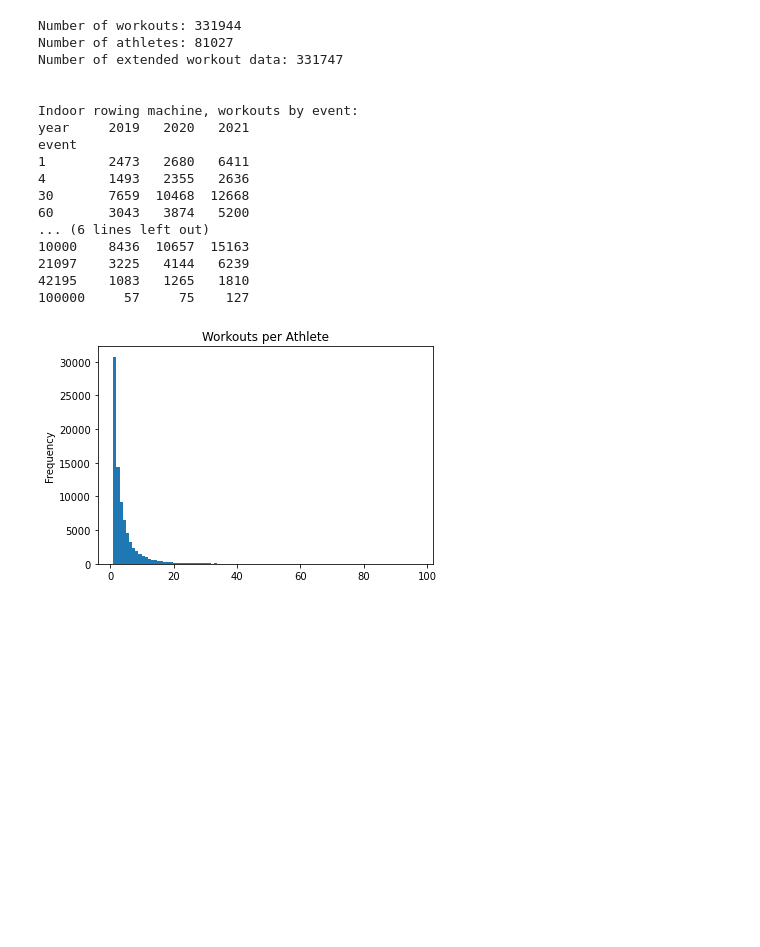
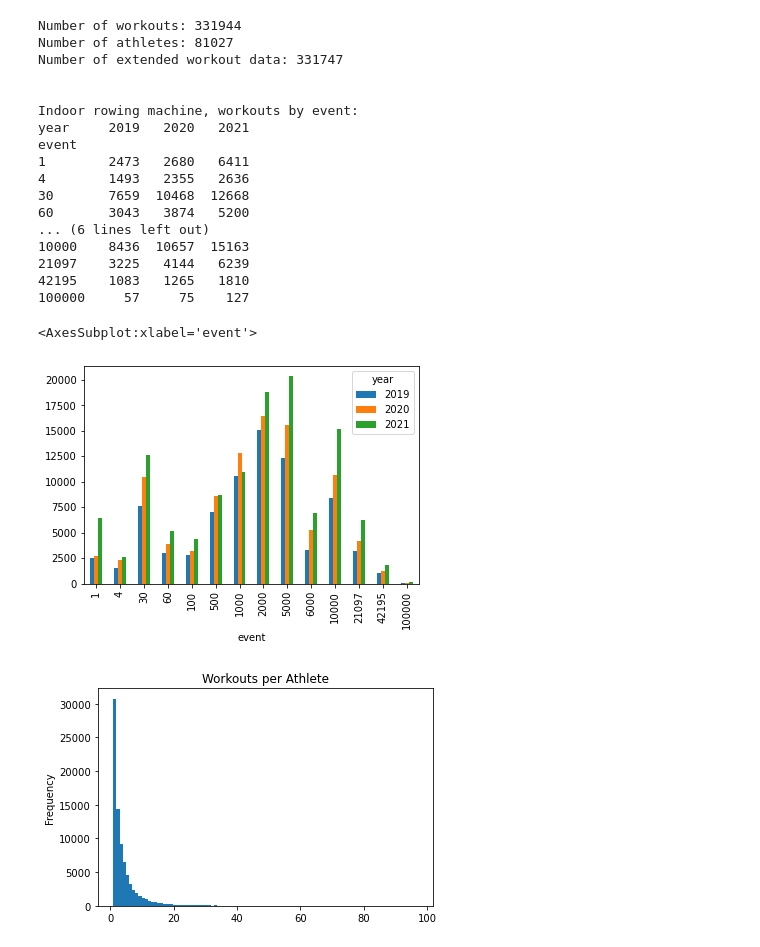
Before and after one commit to adhardy/Concept2-Logbook-Scraper, a Jupyter notebook: analysis.ipynb, the cells around one changed output. Cells and saved outputs as stored; diff of their text form; code cells hidden in the pictures; blank space fills up the shorter version.

Commit message:
plotted workouts/year/event

```diff
--- a/analysis.ipynb
+++ b/analysis.ipynb
@@ -19,36 +19,34 @@ df_workouts.index.set_names("workout_id", inplace=True)
 # %%
 #get basic stats:
 
 print(f"Number of workouts: {len(df_workouts)}")
 print(f"Number of athletes: {len(df_athletes)}")
 print(f"Number of extended workout data: {len(df_extended)}")
 print("\n")
 print("Indoor rowing machine, workouts by event:")
 df_workouts_by_year_event = df_workouts[(df_workouts["rower"] == "rower") & (df_workouts["machine"] == "rower")][["event","year"]].value_counts().unstack(level=-1)
 
-
-print(df_workouts_by_year_event)
-
-
-#need to convert years to columns
+df_workouts_by_year_event.plot.bar()
 # %% [output]
 Number of workouts: 331944
 Number of athletes: 81027
 Number of extended workout data: 331747
 
 
 Indoor rowing machine, workouts by event:
 year     2019   2020   2021
 event
 1        2473   2680   6411
 4        1493   2355   2636
 30       7659  10468  12668
 60       3043   3874   5200
 ... (6 lines left out)
 10000    8436  10657  15163
 21097    3225   4144   6239
 42195    1083   1265   1810
 100000     57     75    127
+<AxesSubplot:xlabel='event'>
+[figure, added]
 # %%
 df_athletes_workouts = pd.merge(left=df_workouts, right=df_athletes, left_on='profile_id', right_on="profile_id", right_index=True)
 
```
